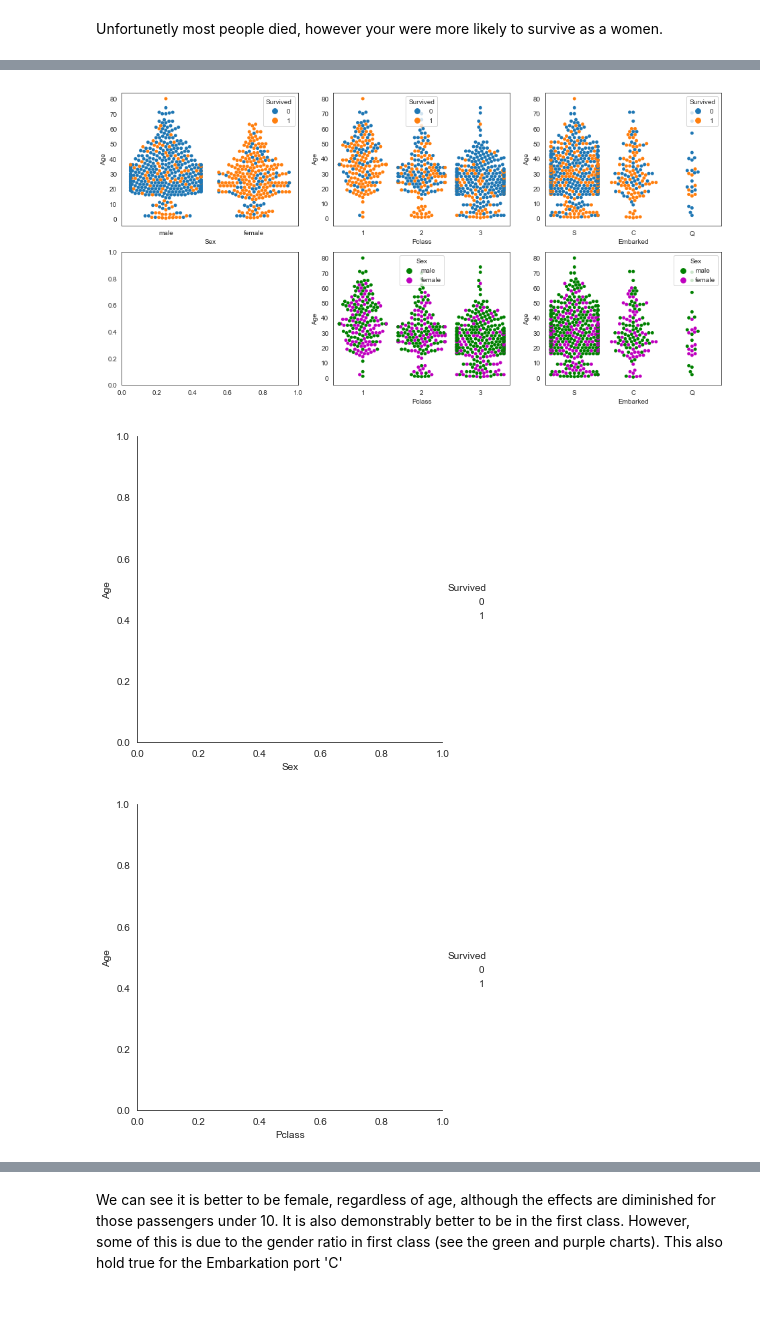
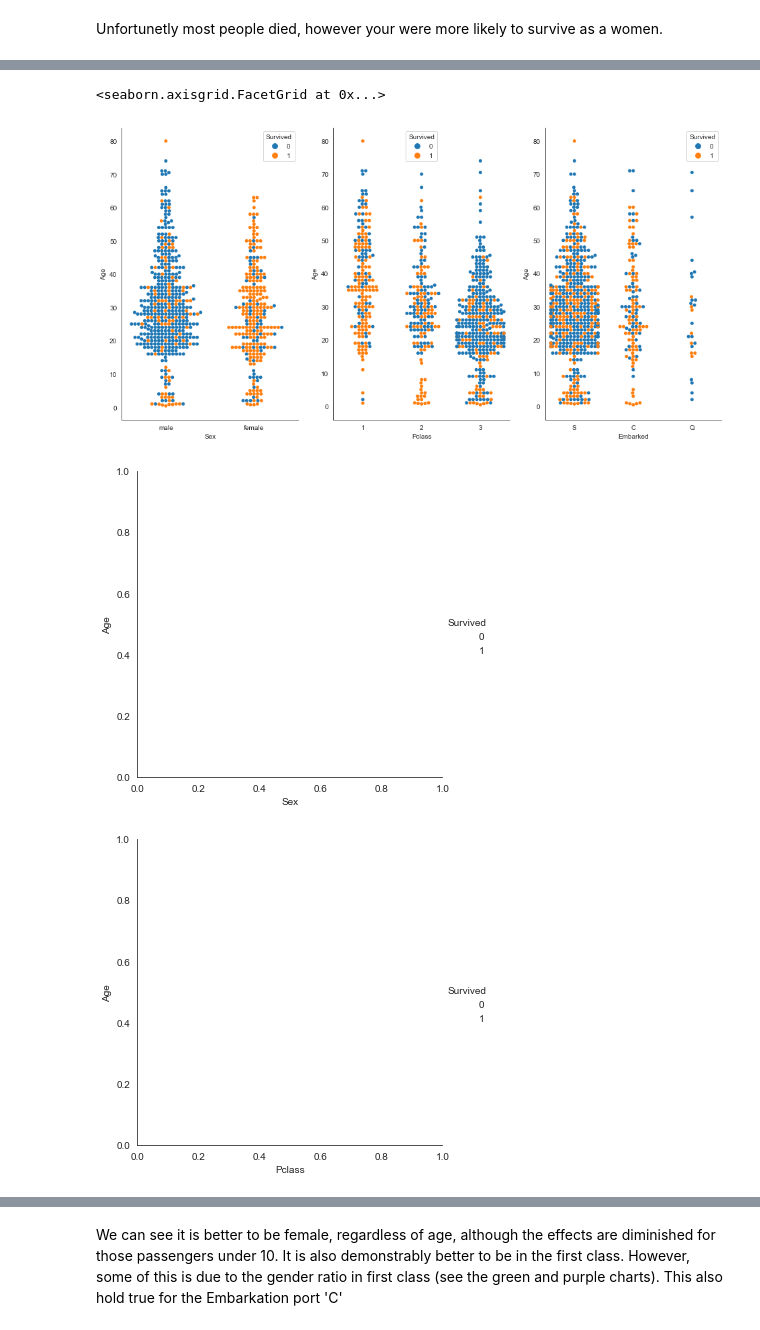
Before and after one commit to kailukowiak/data622_hw2, a Jupyter notebook: eda.ipynb, the cells around one changed output, grey strips where cells are left out. Cells and saved outputs as stored; diff of their text form; code cells hidden in the pictures.

```diff
--- a/eda.ipynb
+++ b/eda.ipynb
@@ -7,6 +8,8 @@
 # %%
 import pandas as pd
 import numpy as np
-train = pd.read_csv('./train.csv')
-train.head()
+train = pd.read_csv('./train.csv', index_col='PassengerId')
+test = pd.read_csv('./test.csv', index_col='PassengerId')
+df = pd.concat([train, test], keys=['train', 'test'], sort=True)
+df.head()
 # %% [output]
@@ -86,14 +94,14 @@ sns.distplot(train['Age'].dropna());
 # %%
-f, ax = plt.subplots(2, 3,figsize=(16,8))
-sns.catplot(x="Sex", y="Age", kind="swarm", hue='Survived',  data=train, ax=ax[0,0])
-sns.catplot(x="Pclass", y="Age", kind="swarm", hue='Survived',  data=train, ax=ax[0,1])
-sns.catplot(x="Embarked", y="Age", kind="swarm", hue='Survived',  data=train, ax=ax[0,2])
-sns.catplot(x="Pclass", y="Age", kind="swarm", hue='Sex',
-            data=train,palette={"male": "g", "female": "m"}, ax=ax[1,1])
-sns.catplot(x="Embarked", y="Age", kind="swarm", hue='Sex',
-            data=train, palette={"male": "g", "female": "m"}, ax=ax[1,2])
+fig, ax = plt.subplots(1, 3,figsize=(16,8))
+# fig, ax = plt.subplots(2, 3,figsize=(16,8))
+
+sns.despine()
+sns.catplot(x="Sex", y="Age", kind="swarm", hue='Survived',  data=train, ax=ax[0])
+sns.catplot(x="Pclass", y="Age", kind="swarm", hue='Survived',  data=train, ax=ax[1])
+sns.catplot(x="Embarked", y="Age", kind="swarm", hue='Survived',  data=train, ax=ax[2])
 # %% [output]
+<seaborn.axisgrid.FacetGrid at 0x...>
-[figure, old version]
+[figure, new version]
 [figure]
 [figure]
 [figure]
```
Also changed, not shown: parts of 20 cells of this notebook, 8 other files.
